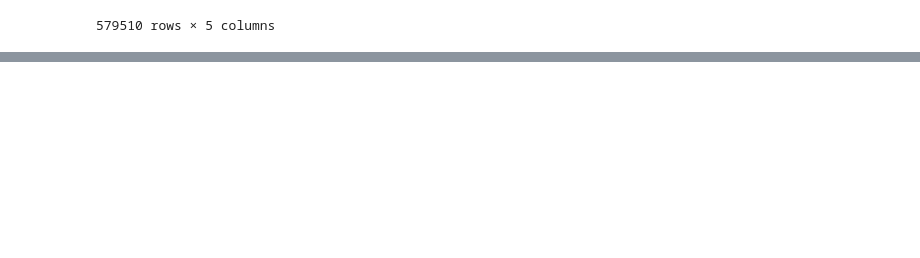
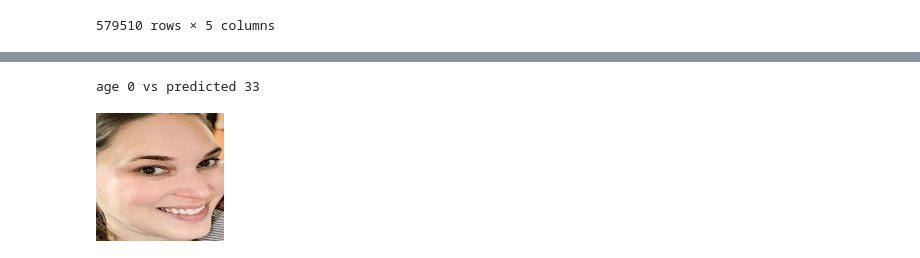
Before and after one commit to shpq/utils, a Jupyter notebook: training/age/ages_from_the_wild/detections_vis.ipynb, the cells around one changed output, grey strips where cells are left out. Cells and saved outputs as stored; diff of their text form; code cells hidden in the pictures; blank space fills up the shorter version.

```diff
--- a/training/age/ages_from_the_wild/detections_vis.ipynb
+++ b/training/age/ages_from_the_wild/detections_vis.ipynb
@@ -432,0 +604,2 @@ df
+# %%
+train, test = pd.read_csv('../ages_from_the_wild_true_cleared_stratify_reduced_train_v5.csv'), pd.read_csv('../ages_from_the_wild_true_cleared_stratify_reduced_test_v5.csv')
@@ -432,0 +608,6 @@ df
+# %%
+train['abs_diff'] = np.abs(train['age'] - train[f'age_true_pred_{i}'])
+# %%
+train.sort_values(by='abs_diff', ascending=False, inplace=True)
+# %%
+gen = (x for x in train[train.age < 10][['name', 'age', f'age_true_pred_{i}']][:100].iterrows())
@@ -432,0 +635,7 @@ df
+# %%
+row = next(gen)[1]
+print(f"age {row['age']} vs predicted {row[f'age_true_pred_{i}']}")
+Image.open("cropped_images/" + row['name'])
+# %% [output]
+age 0 vs predicted 33
+[figure, added]
```
Also changed, not shown: parts of 115 cells of this notebook, 16 other files.
